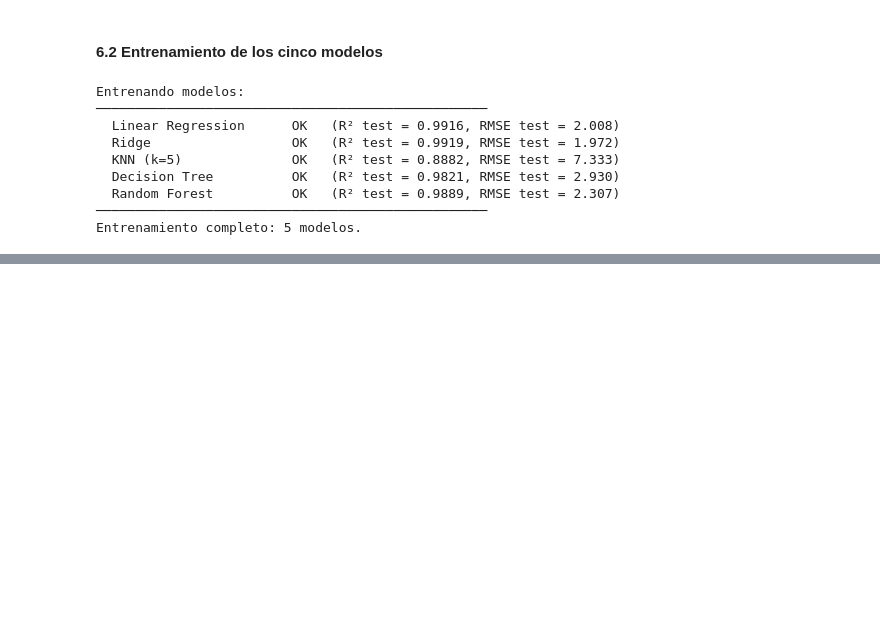
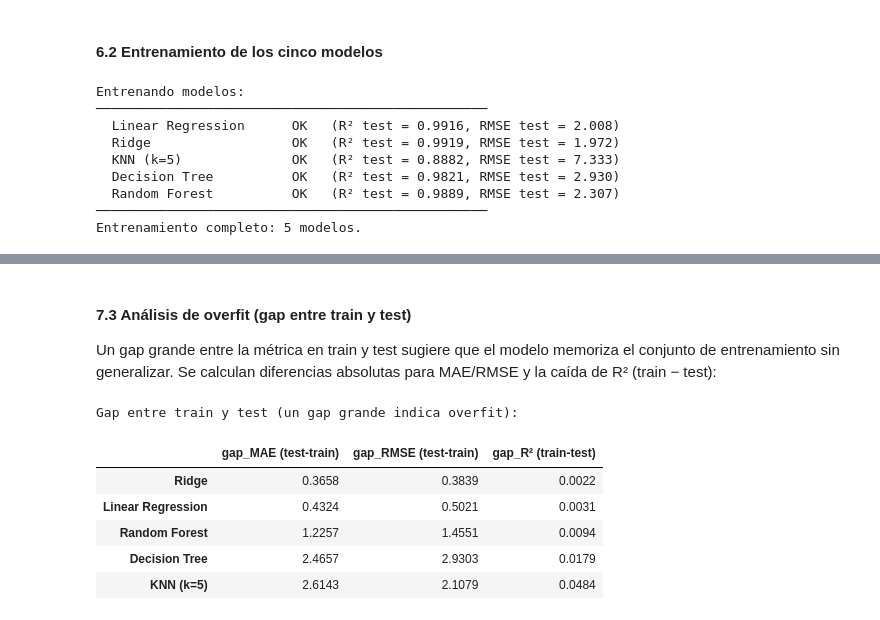
Before and after one commit to Tunchxz/CC3074-Proyecto-Final, a Jupyter notebook: Week-3.ipynb, the cells around one changed output, grey strips where cells are left out. Cells and saved outputs as stored; diff of their text form; code cells hidden in the pictures; blank space fills up the shorter version.

```diff
--- a/Week-3.ipynb
+++ b/Week-3.ipynb
@@ -574,0 +628,22 @@ Entrenamiento completo: 5 modelos.
+# %% [markdown]
+#### 7.3 Análisis de overfit (gap entre train y test)
+
+Un gap grande entre la métrica en train y test sugiere que el modelo memoriza el conjunto de entrenamiento sin generalizar. Se calculan diferencias absolutas para MAE/RMSE y la caída de R² (train − test):
+# %%
+gap = pd.DataFrame({
+    'gap_MAE (test-train)':   (tabla_resultados['MAE_test']  - tabla_resultados['MAE_train']).round(4),
+    'gap_RMSE (test-train)':  (tabla_resultados['RMSE_test'] - tabla_resultados['RMSE_train']).round(4),
+    'gap_R² (train-test)':    (tabla_resultados['R2_train']  - tabla_resultados['R2_test']).round(4),
+})
+gap = gap.sort_values('gap_R² (train-test)')
+
+print('Gap entre train y test (un gap grande indica overfit):')
+display(gap)
+# %% [output]
+Gap entre train y test (un gap grande indica overfit):
+|  | gap_MAE (test-train) | gap_RMSE (test-train) | gap_R² (train-test) |
+| Ridge | 0.3658 | 0.3839 | 0.0022 |
+| Linear Regression | 0.4324 | 0.5021 | 0.0031 |
+| Random Forest | 1.2257 | 1.4551 | 0.0094 |
+| Decision Tree | 2.4657 | 2.9303 | 0.0179 |
+| KNN (k=5) | 2.6143 | 2.1079 | 0.0484 |
```
Also changed, not shown: parts of 7 cells of this notebook.
